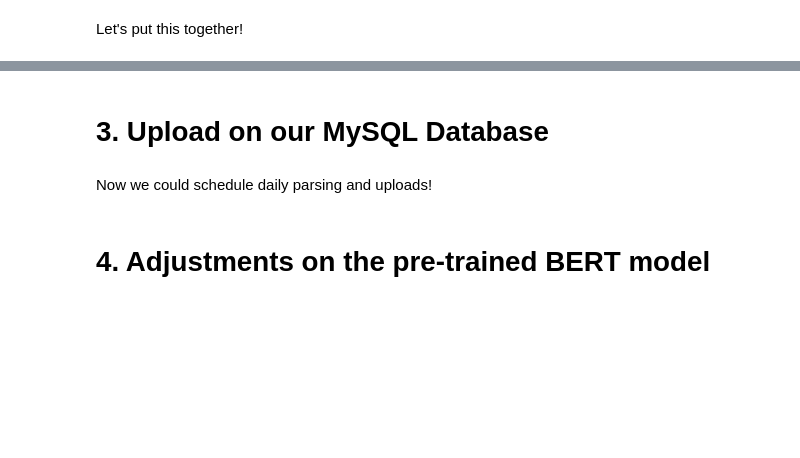
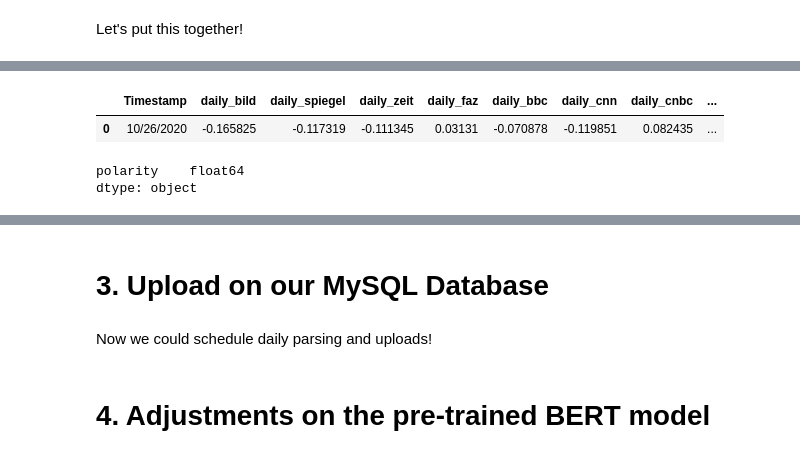
Before and after one commit to trashpanda-ai/Sentiment-Analysis-LNP-, a Jupyter notebook: Sentiment Analysis/Sentiment Analysis.ipynb, the cells around one changed output, grey strips where cells are left out. Saved outputs shown, nothing was run; the diff lists cells and outputs as text; code cells hidden in the pictures; blank space fills up the shorter version.

```diff
--- a/Sentiment Analysis/Sentiment Analysis.ipynb
+++ b/Sentiment Analysis/Sentiment Analysis.ipynb
@@ -465,3 +475,5 @@ daily_nyt_t = nyt_t_score.mean()
+# %%
+ds = {'Timestamp':[n] ,'daily_bild':[daily_bild],'daily_spiegel':[daily_spiegel] , 'daily_zeit':[daily_zeit], 'daily_faz':[daily_faz], 'daily_bbc':[daily_bbc], 'daily_cnn':[daily_cnn], 'daily_cnbc':[daily_cnbc], 'daily_nyt_w':[daily_nyt_w], 'daily_nyt_p':[daily_nyt_p], 'daily_nyt_b':[daily_nyt_b], 'daily_nyt_t':[daily_nyt_t]}
 # %% [markdown]
 Let's put this together!
 # %%
@@ -485,0 +502,5 @@ daily_sentiment.set_index('Timestamp')
+# %%
+daily_sentiment.head()
+# %% [output]
+|  | Timestamp | daily_bild | daily_spiegel | daily_zeit | daily_faz | daily_bbc | daily_cnn | daily_cnbc | ... |
+| 0 | 10/26/2020 | -0.165825 | -0.117319 | -0.111345 | 0.03131 | -0.070878 | -0.119851 | 0.082435 | ... |
@@ -485,0 +512,5 @@ daily_sentiment.set_index('Timestamp')
+# %%
+df.dtypes
+# %% [output]
+polarity    float64
+dtype: object
```
Also changed, not shown: parts of 28 cells of this notebook, 1 other file.
